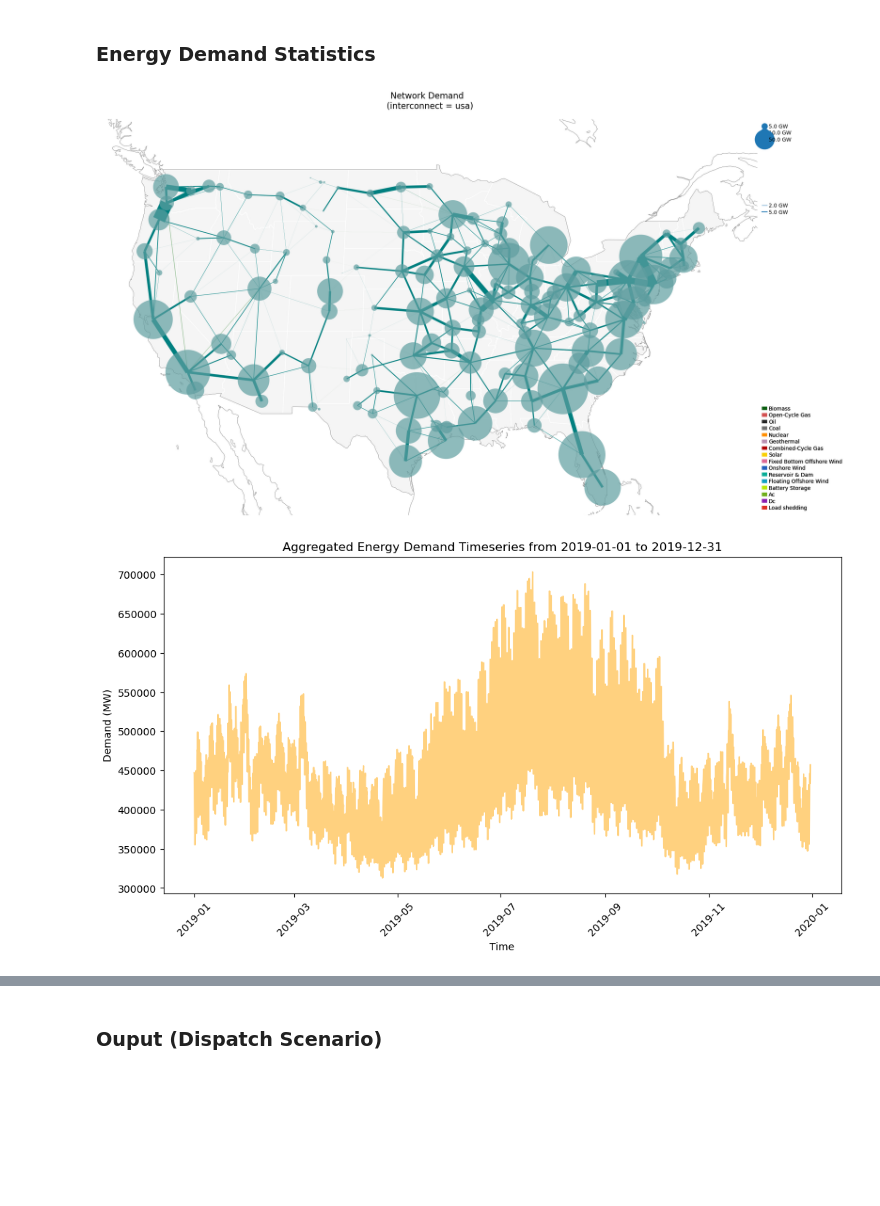
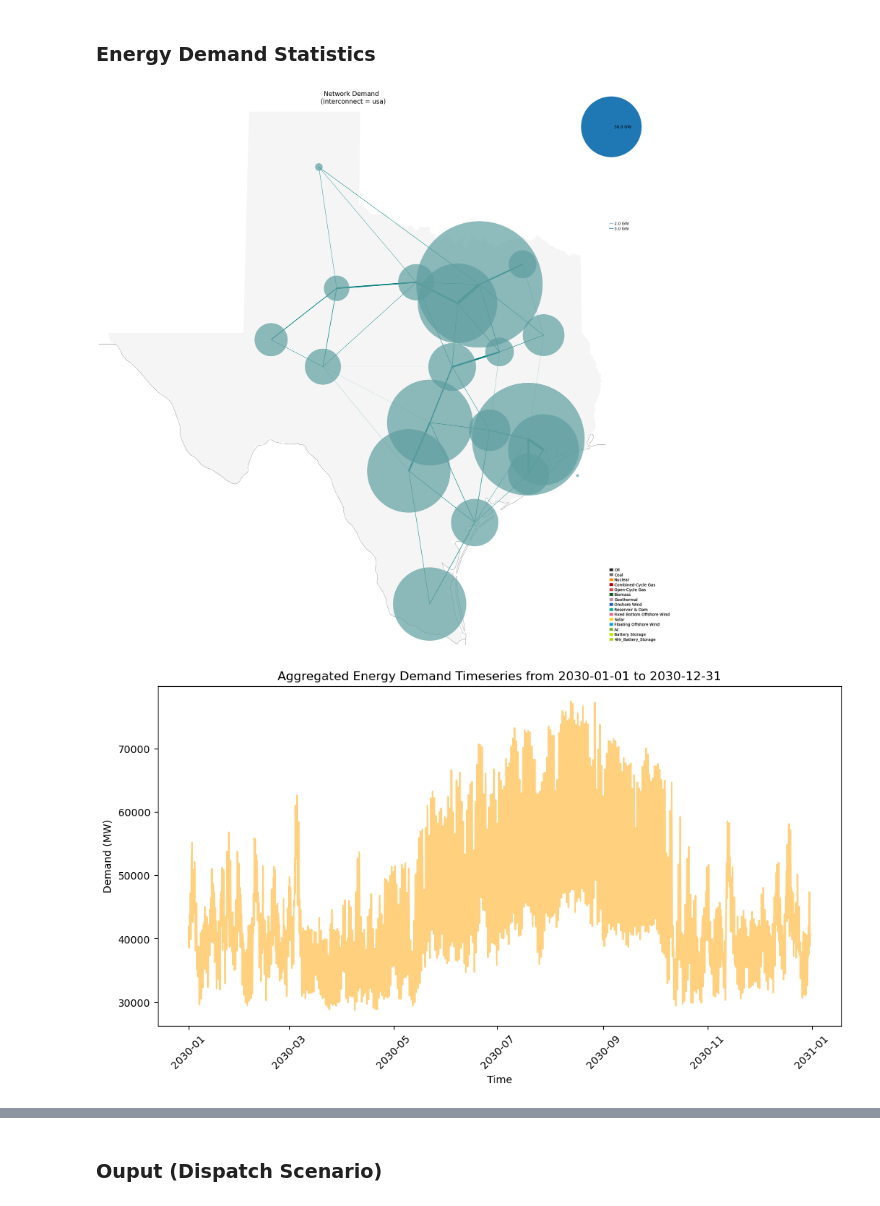
Before and after one commit to af3913/pypsa-usa, a Jupyter notebook: workflow/pypsa-usa_technical_appendix.ipynb, the cells around one changed output, grey strips where cells are left out. Drawn from its saved outputs; the diff is of its cells as text; code cells hidden in the pictures; blank space fills up the shorter version.

Commit message:
testing with texas 2023 data

```diff
--- a/workflow/pypsa-usa_technical_appendix.ipynb
+++ b/workflow/pypsa-usa_technical_appendix.ipynb
@@ -324,21 +310,21 @@ plot_energy_use_by_carrier_zone(energy_use_zonal_monthly, "p127") #p127 is an NY
 # %%
 from plot_network_maps import plot_demand_map
 import warnings
 warnings.filterwarnings("ignore")
 
 # Drop carrier type legend
 
 
 # plot demand map
 plot_demand_map(
     n=network,
-    regions=gdf_states,
+    regions=gdf_states.query("name == 'Texas'"), # for Texas netwroks query to Texas
     carriers=["solar", "wind", "onwind", "offwind", "ror", "nuclear", "gas", "coal", "battery"],
     save="C:/Users/alexa/Policy_Integrity/figures/USA_demand_map.png",
     interconnect="usa",
 )
 # %% [output]
-[figure, old version]
+[figure, new version]
 # %%
 from summary import get_demand_timeseries, get_demand_base
 
@@ -372,9 +358,9 @@ def plot_demand_timeseries(demand_timeseries: pd.DataFrame, start_date: str, end
 
 
 # Plot demand timeseries. Change start_date and end_date parameters to desired time period.
-plot_demand_timeseries(demand_timeseries, "2019-01-01", "2019-12-31")
+plot_demand_timeseries(demand_timeseries, "2030-01-01", "2030-12-31")
 # %% [output]
-[figure, old version]
+[figure, new version]
 # %%
 def loads_add_zonal(loads: pd.DataFrame, time_zone: str):
     """
```
Also changed, not shown: parts of 15 cells of this notebook.
